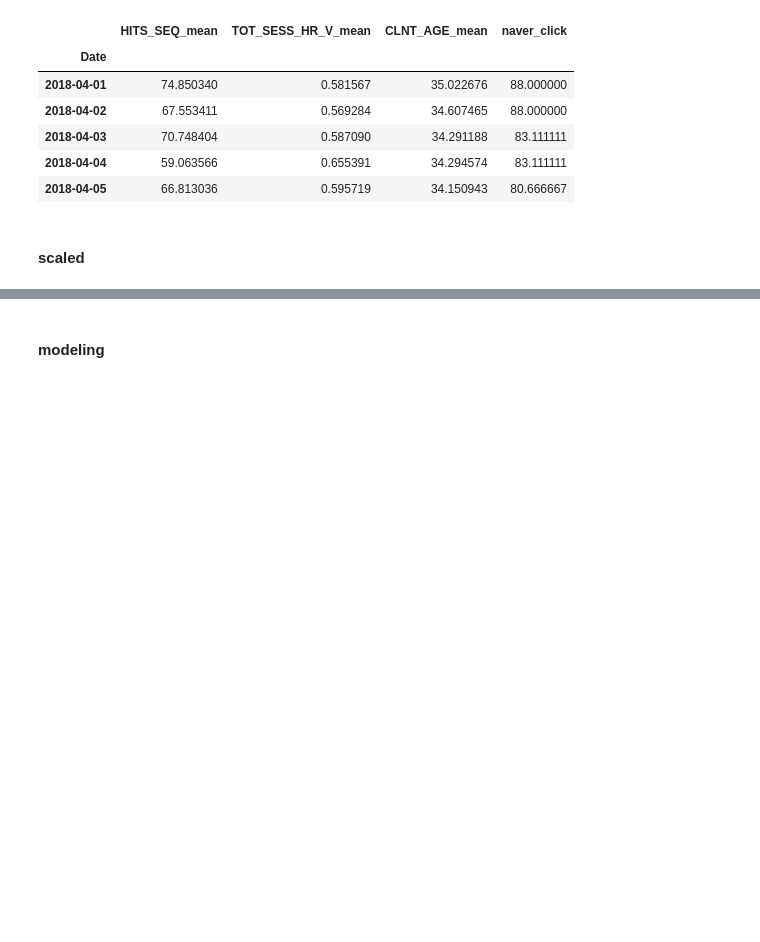
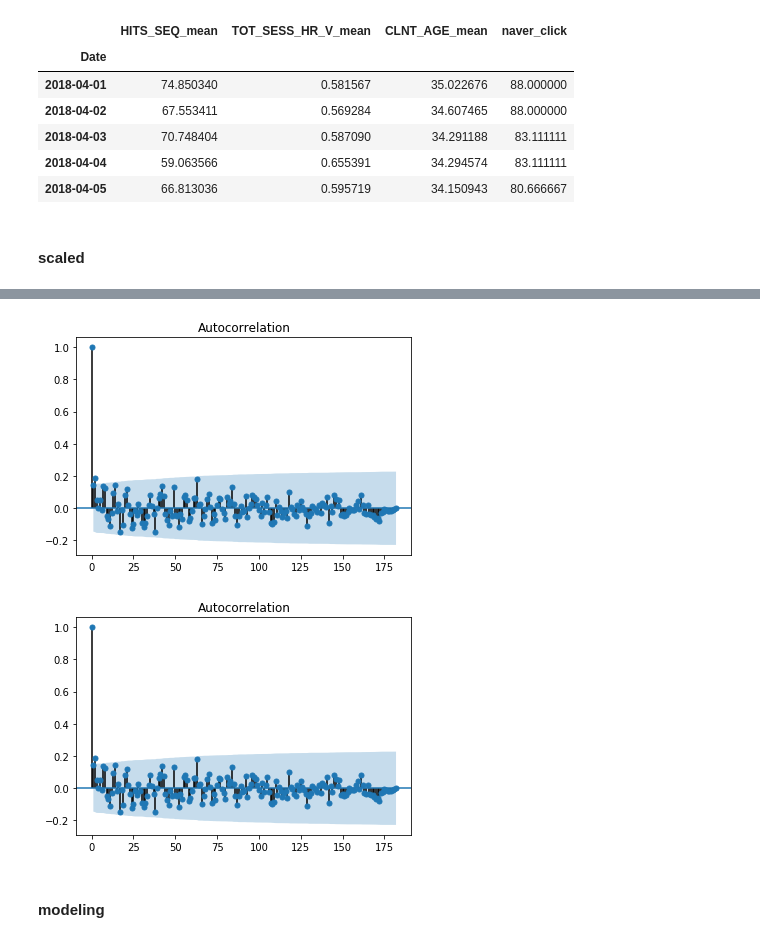
Before and after one commit to miniii222/-5th-L.point_bigdata_competiton, a Jupyter notebook: modeling/trend_prediction_LSTM_Class1_furniture.ipynb, the cells around one changed output, grey strips where cells are left out. Saved outputs shown, nothing was run; the diff lists cells and outputs as text; code cells hidden in the pictures; blank space fills up the shorter version.

```diff
--- a/modeling/trend_prediction_LSTM_Class1_furniture.ipynb
+++ b/modeling/trend_prediction_LSTM_Class1_furniture.ipynb
@@ -109,3 +112,9 @@ scaled_df1.head()
+# %%
+#original data
+plot_acf(Y, ax = plt.gca())
+# %% [output]
+[figure, added]
+[figure, added]
 # %% [markdown]
 #### modeling
 # %%
```
Also changed, not shown: parts of 9 cells of this notebook, 3 other files.
